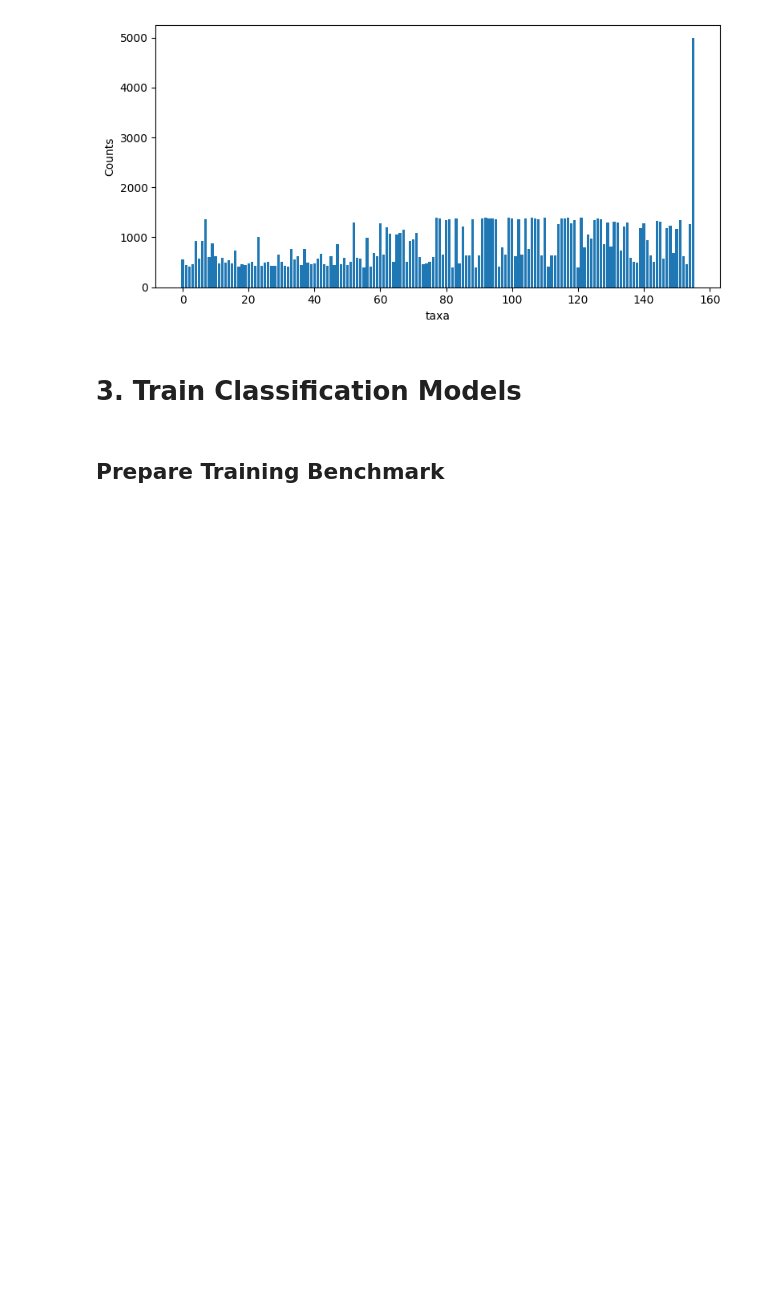
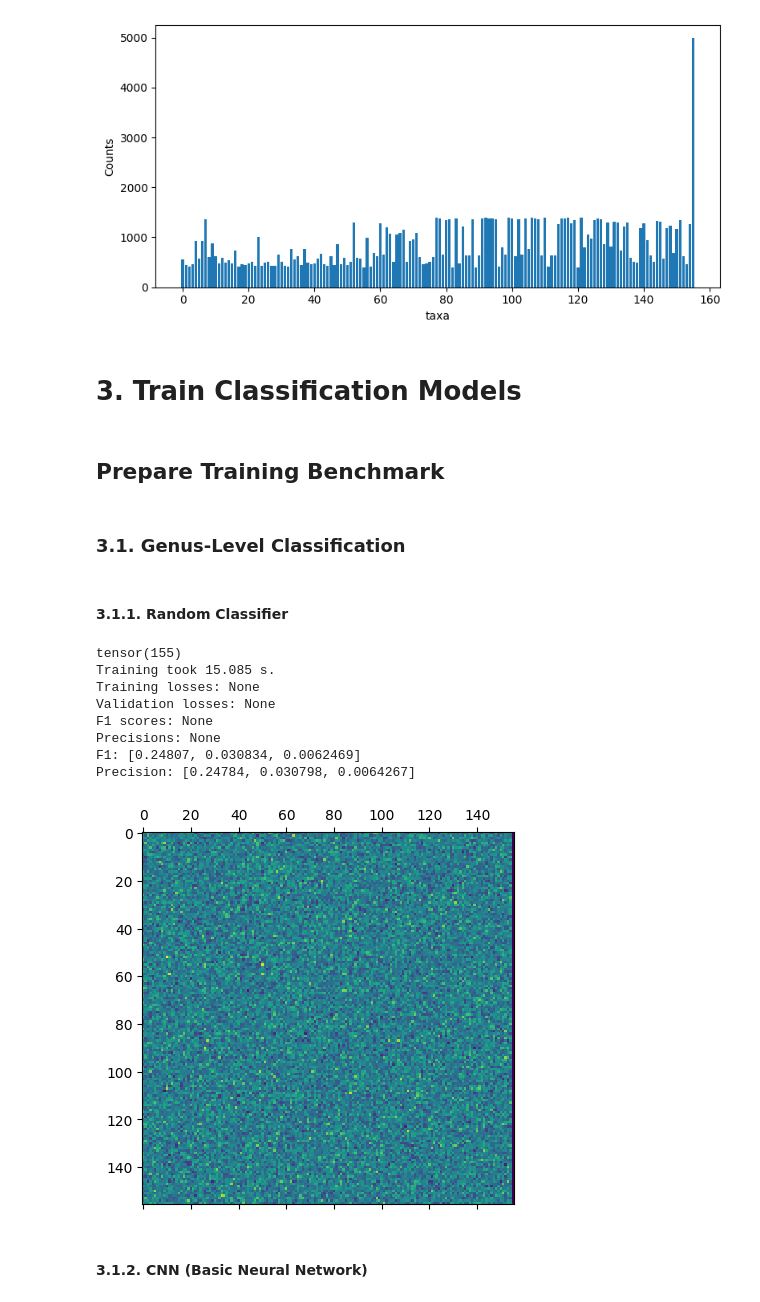
Before and after one commit to Vincent-Therrien/stelaro, a Jupyter notebook: demonstrations/classification.ipynb, the cells around one changed output. Cells and saved outputs as stored; diff of their text form; code cells hidden in the pictures; blank space fills up the shorter version.

Commit message:
Benchmarking

```diff
--- a/demonstrations/classification.ipynb
+++ b/demonstrations/classification.ipynb
@@ -501 +522,32 @@ def benchmark(
     return classifier
+# %% [markdown]
+### 3.1. Genus-Level Classification
+# %%
+train_data, validation_data, test_data, mapping, pretraining_data = load_data(
+    BERTAX_GENUS,
+    BERTAX_STATISTIC_DIRECTORY + "genus_indices.json",
+    PRETRAINING_DATA,
+    128
+)
+# %% [markdown]
+#### 3.1.1. Random Classifier
+# %%
+model = benchmark(
+    models.RandomClassifier(),
+    "Random Classifier",
+    train_data,
+    validation_data,
+    test_data
+)
+# %% [output]
+tensor(155)
+Training took 15.085 s.
+Training losses: None
+Validation losses: None
+F1 scores: None
+Precisions: None
+F1: [0.24807, 0.030834, 0.0062469]
+Precision: [0.24784, 0.030798, 0.0064267]
+[figure, added]
+# %% [markdown]
+#### 3.1.2. CNN (Basic Neural Network)
```
Also changed, not shown: parts of 9 cells of this notebook, 1 other file.
